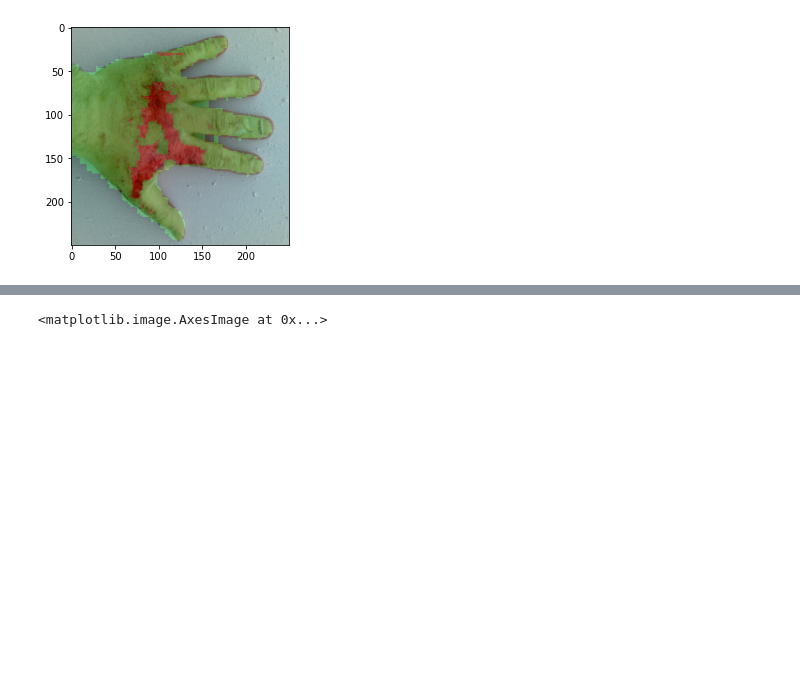
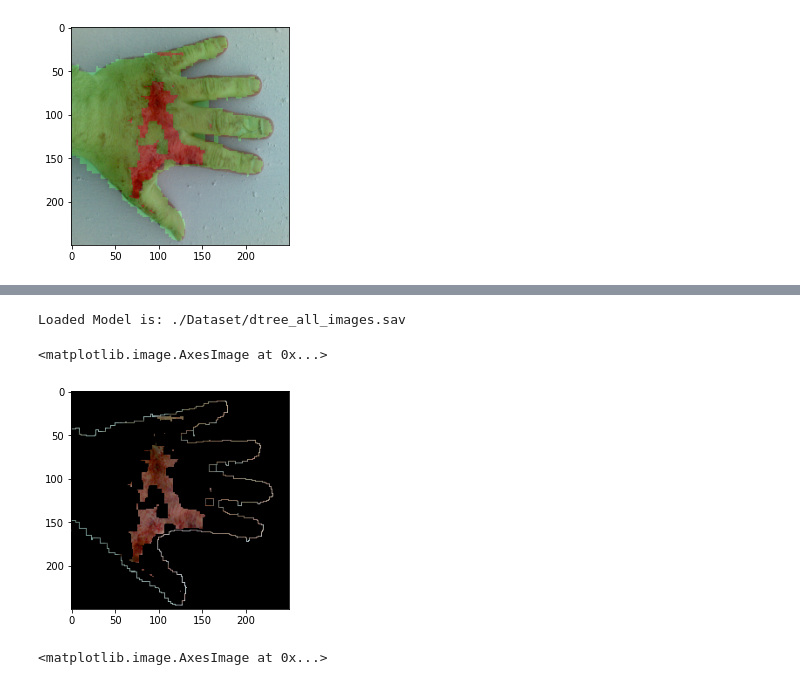
Before and after one commit to zachary-obrien/BurnEstimation, a Jupyter notebook: skin_segmentation_dtree.ipynb, the cells around one changed output, grey strips where cells are left out. Saved outputs shown, nothing was run; the diff lists cells and outputs as text; code cells hidden in the pictures; blank space fills up the shorter version.

```diff
--- a/skin_segmentation_dtree.ipynb
+++ b/skin_segmentation_dtree.ipynb
@@ -179,3 +197,10 @@ Loaded Model is: ./Dataset/dtree_all_images.sav
+# %%
+fused_img = skin_overlay(rgb_image, remove_background=True, burn_only=True)
+plt.imshow(fused_img)
+# %% [output]
+Loaded Model is: ./Dataset/dtree_all_images.sav
+<matplotlib.image.AxesImage at 0x...>
+[figure, added]
 # %%
 skin_img = './SkinOnlyExample.png'
 skin_img_data = load_rgb_image(skin_img)
```
Also changed, not shown: parts of 3 cells of this notebook, 1 other file.
